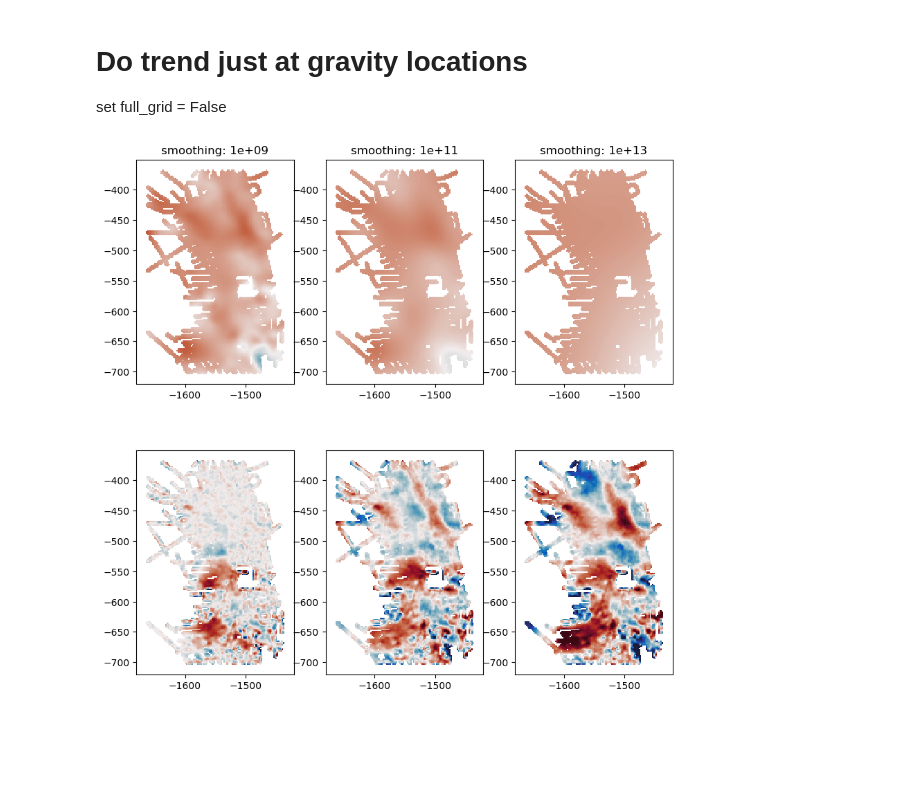
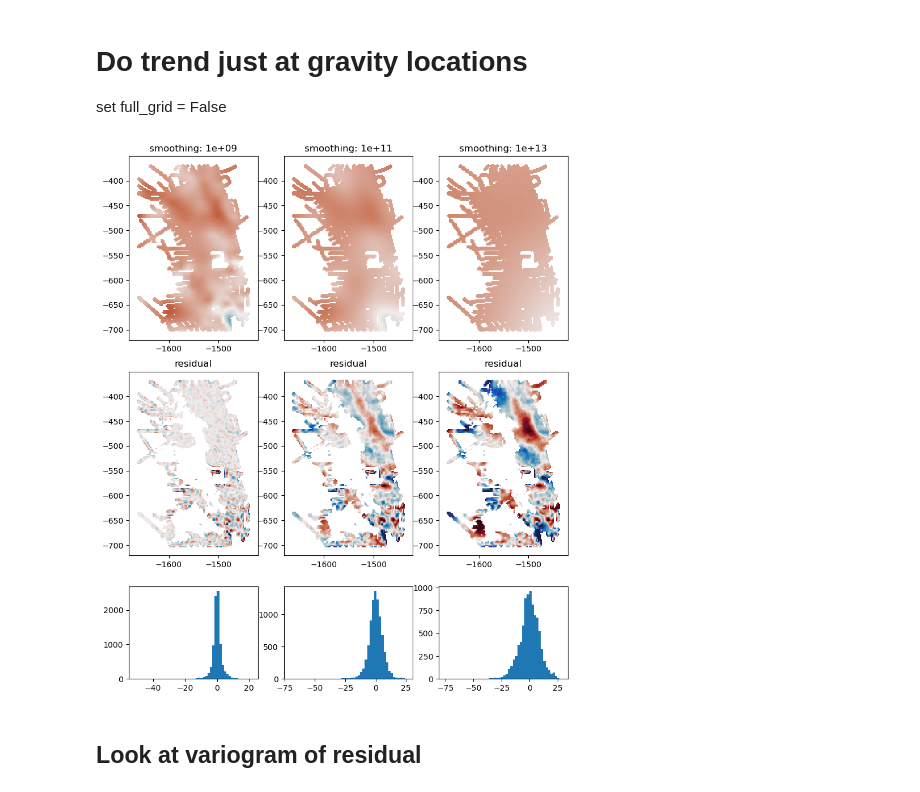
Before and after one commit to holdenalpern/iceshelf_bathymetry, a Jupyter notebook: trend_demo.ipynb, the cells around one changed output. Saved outputs shown, nothing was run; the diff lists cells and outputs as text; code cells hidden in the pictures; blank space fills up the shorter version.

```diff
--- a/trend_demo.ipynb
+++ b/trend_demo.ipynb
@@ -95,7 +100,7 @@ smoothings = [1e9, 1e11, 1e13]
 fig, axs = plt.subplots(1, 3, figsize=(10,4))
 
 for s, ax in zip(smoothings, axs):
-    trend_i = trend(ds, grav, boug_dist, smoothing=s, full_grid=True)
+    trend_i = rbf_trend(ds, grav, boug_dist, smoothing=s, full_grid=True)
     ax.pcolormesh(ds.x/1000, ds.y/1000, trend_i, vmin=-100, vmax=100, cmap='cmo.balance')
     ax.axis('scaled')
     ax.set_title(f'smoothing: {s:.0e}')
@@ -109,19 +116,32 @@ set full_grid = False
 # %%
+boug_cond = boug_dist[grav.inv_msk==False]
+x_cond = grav.x[grav.inv_msk==False]
+y_cond = grav.y[grav.inv_msk==False]
+
 smoothings = [1e9, 1e11, 1e13]
 
-fig, axs = plt.subplots(2, 3, figsize=(10,10))
+fig, axs = plt.subplots(3, 3, figsize=(10,12), gridspec_kw=dict(height_ratios=[1,1,0.5]))
 
 for i, s in enumerate(smoothings):
-    trend_i = trend(ds, grav, boug_dist, smoothing=s, full_grid=False)
+    trend_i = rbf_trend(ds, grav, boug_dist, smoothing=s, full_grid=False)
     trend_i_grid = xy_into_grid(ds, (grav.x.values, grav.y.values), trend_i)
     ax = axs[0,i]
     ax.pcolormesh(ds.x/1000, ds.y/1000, trend_i_grid, vmin=-100, vmax=100, cmap='cmo.balance')
     ax.axis('scaled')
     ax.set_title(f'smoothing: {s:.0e}')
 
+    residual_cond = boug_cond - trend_i[grav.inv_msk==False]
+    residual_i_grid = xy_into_grid(ds, (x_cond, y_cond), residual_cond)
     ax = axs[1,i]
-    ax.pcolormesh(ds.x/1000, ds.y/1000, boug_grid-trend_i_grid, vmin=-20, vmax=20, cmap='cmo.balance')
+    ax.pcolormesh(ds.x/1000, ds.y/1000, residual_i_grid, vmin=-20, vmax=20, cmap='cmo.balance')
     ax.axis('scaled')
+    ax.set_title('residual')
+
+    # sm.qqplot(residual_cond, line='45', ax=axs[2,i], fit=True)
+    axs[2,i].hist(residual_cond, bins=50)
+
 plt.show()
 # %% [output]
-[figure, old version]
+[figure, new version]
+# %% [markdown]
+## Look at variogram of residual
```
Also changed, not shown: parts of 11 cells of this notebook, 2 other files.
